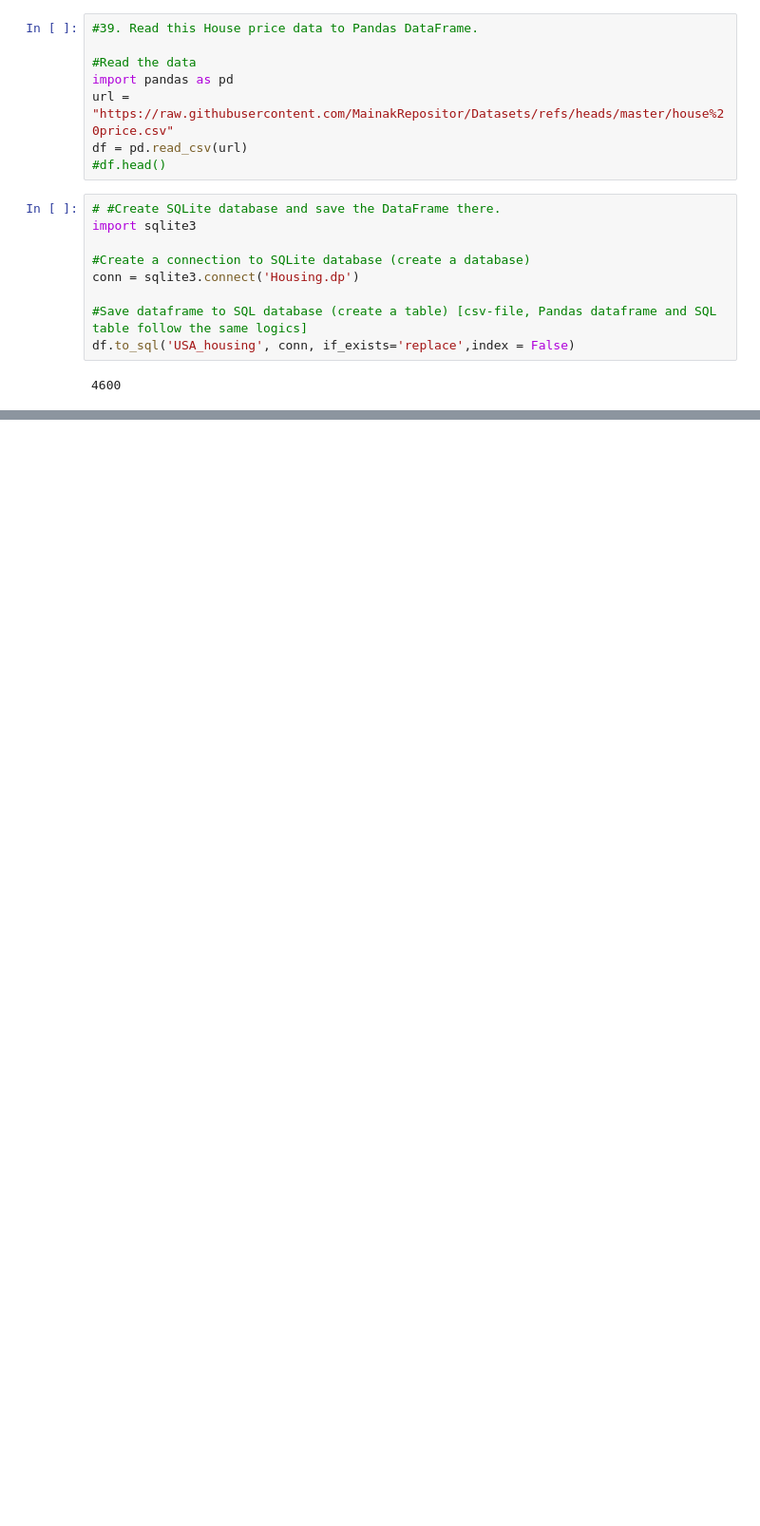
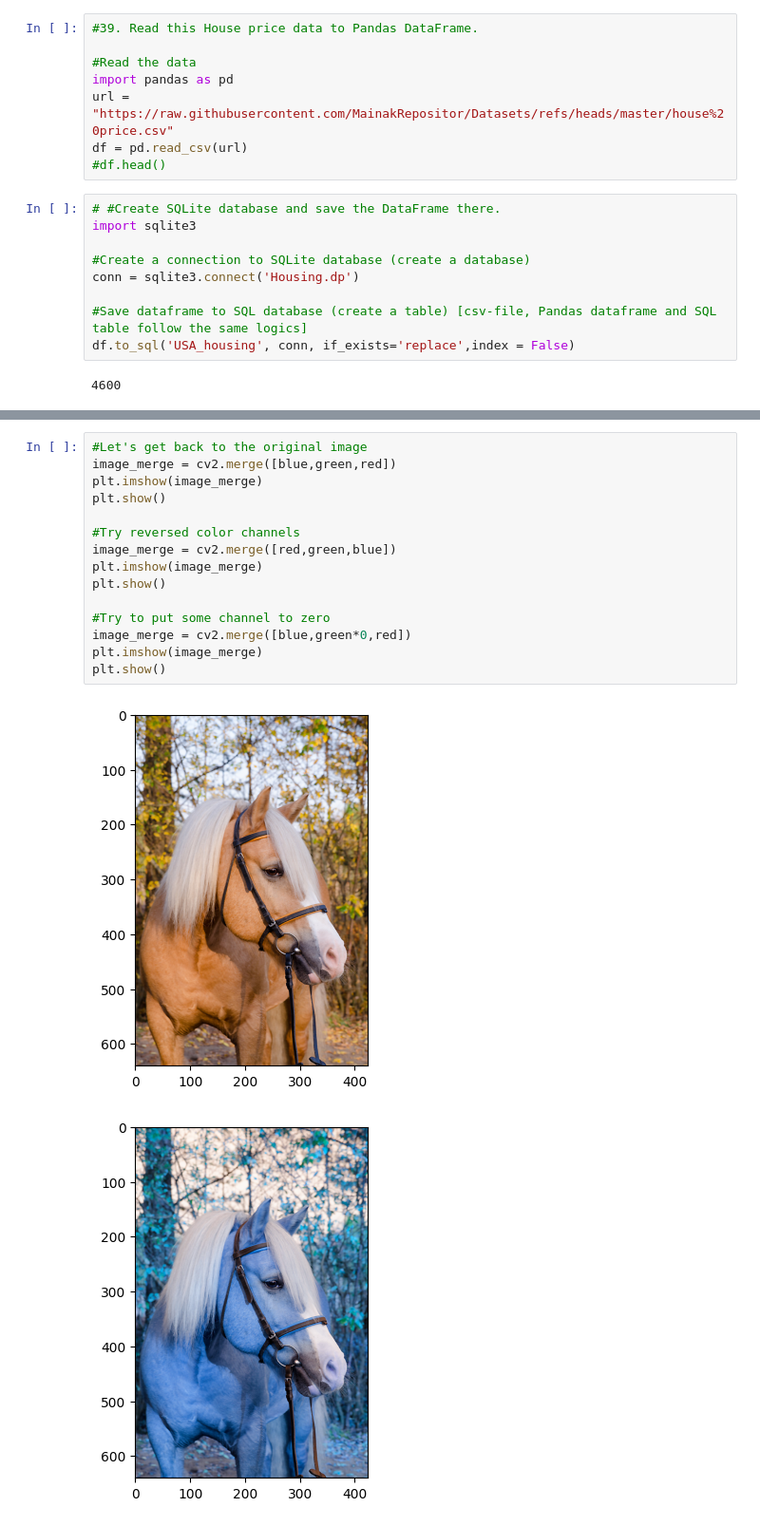
Before and after one commit to ilpovirt/Data_and_math_2025, a Jupyter notebook: Exercises_7.10.2025.ipynb, the cells around one changed output, grey strips where cells are left out. Shown at 95% size. Cells and saved outputs as stored; diff of their text form; blank space fills up the shorter version.

```diff
--- a/Exercises_7.10.2025.ipynb
+++ b/Exercises_7.10.2025.ipynb
@@ -27,0 +110,18 @@ query = ''' SELECT
+# %%
+#Let's get back to the original image
+image_merge = cv2.merge([blue,green,red])
+plt.imshow(image_merge)
+plt.show()
+
+#Try reversed color channels
+image_merge = cv2.merge([red,green,blue])
+plt.imshow(image_merge)
+plt.show()
+
+#Try to put some channel to zero
+image_merge = cv2.merge([blue,green*0,red])
+plt.imshow(image_merge)
+plt.show()
+# %% [output]
+[figure, added]
+[figure, added]
```
Also changed, not shown: parts of 5 cells of this notebook.
